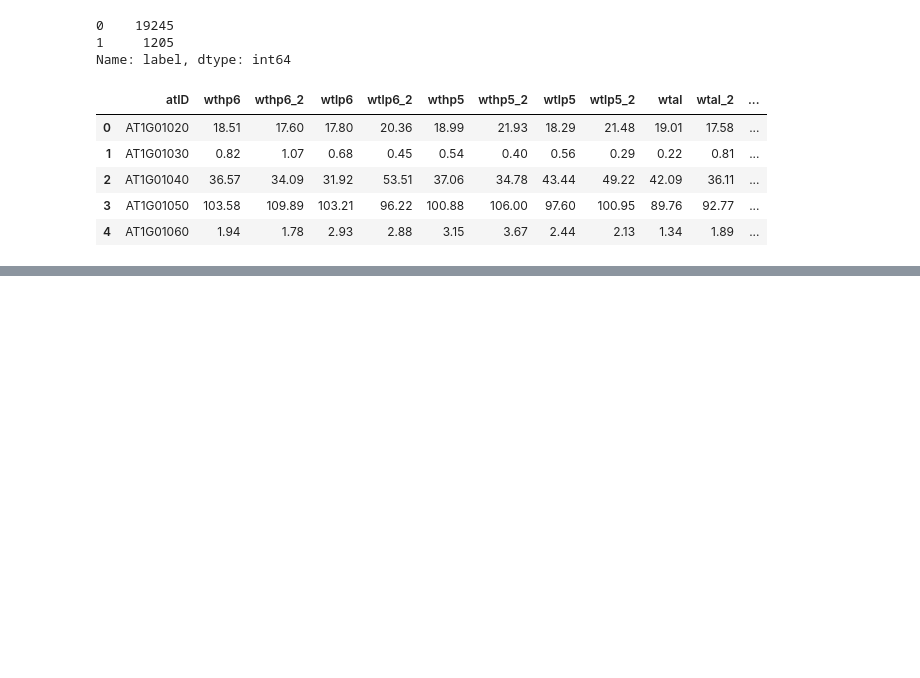
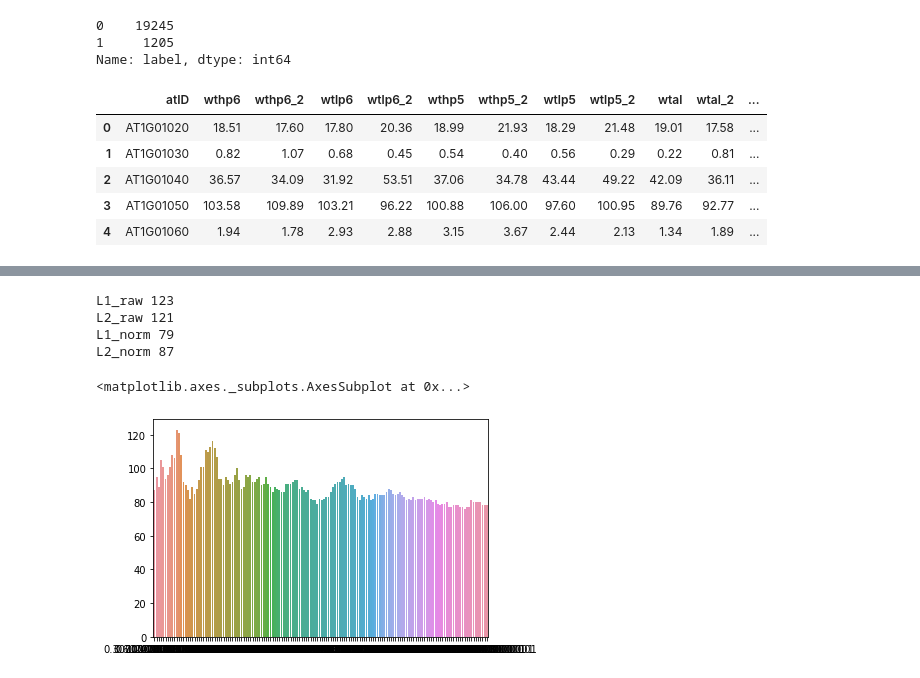
Before and after one commit to chaupmcs/plant_project, a Jupyter notebook: plant_model-UP_DOWN_NOCHANGE.ipynb, the cells around one changed output, grey strips where cells are left out. Saved outputs shown, nothing was run; the diff lists cells and outputs as text; code cells hidden in the pictures; blank space fills up the shorter version.

```diff
--- a/plant_model-UP_DOWN_NOCHANGE.ipynb
+++ b/plant_model-UP_DOWN_NOCHANGE.ipynb
@@ -172,6 +201,0 @@ data.head()
-# %%
-unique_groups = data.group_id.unique()
-DataFrameDict = {elem : pd.DataFrame for elem in unique_groups}
-
-for key in DataFrameDict.keys():
-    DataFrameDict[key] = data[:][data.group_id == key]
@@ -191,0 +263,11 @@ for key in DataFrameDict.keys():
+# %%
+print("THRESHOLD = ", thres)
+for sort_col in sort_cols:
+    print("\t", sort_col)
+    for key,val in summary[sort_col].items():
+        print(f"{key}, {val}, sum is {np.nansum(val)}, mean is {np.nanmean(val)}", end="\n\n")
+
+#         print(f"\t\t {key}: sum is {np.nansum(val, )}, mean is {np.nanmean(val)}", end="\n")
+
+    print("\t\t---")
+print("=============")
@@ -191,0 +365,4 @@ for key in DataFrameDict.keys():
+# %%
+thres_list = np.arange(0, 15, 0.1)
+summary_ALL_, short_res_ = run_all(thres_list)
+short_res_
@@ -191,0 +404,13 @@ for key in DataFrameDict.keys():
+# %%
+for k, v in short_res_.items():
+    print(k, np.amax(v))
+# %% [output]
+L1_raw 123
+L2_raw 121
+L1_norm 79
+L2_norm 87
+# %%
+sns.barplot(x=thres_list, y=short_res_["L1_raw"])
+# %% [output]
+<matplotlib.axes._subplots.AxesSubplot at 0x...>
+[figure, added]
```
Also changed, not shown: parts of 19 cells of this notebook.
